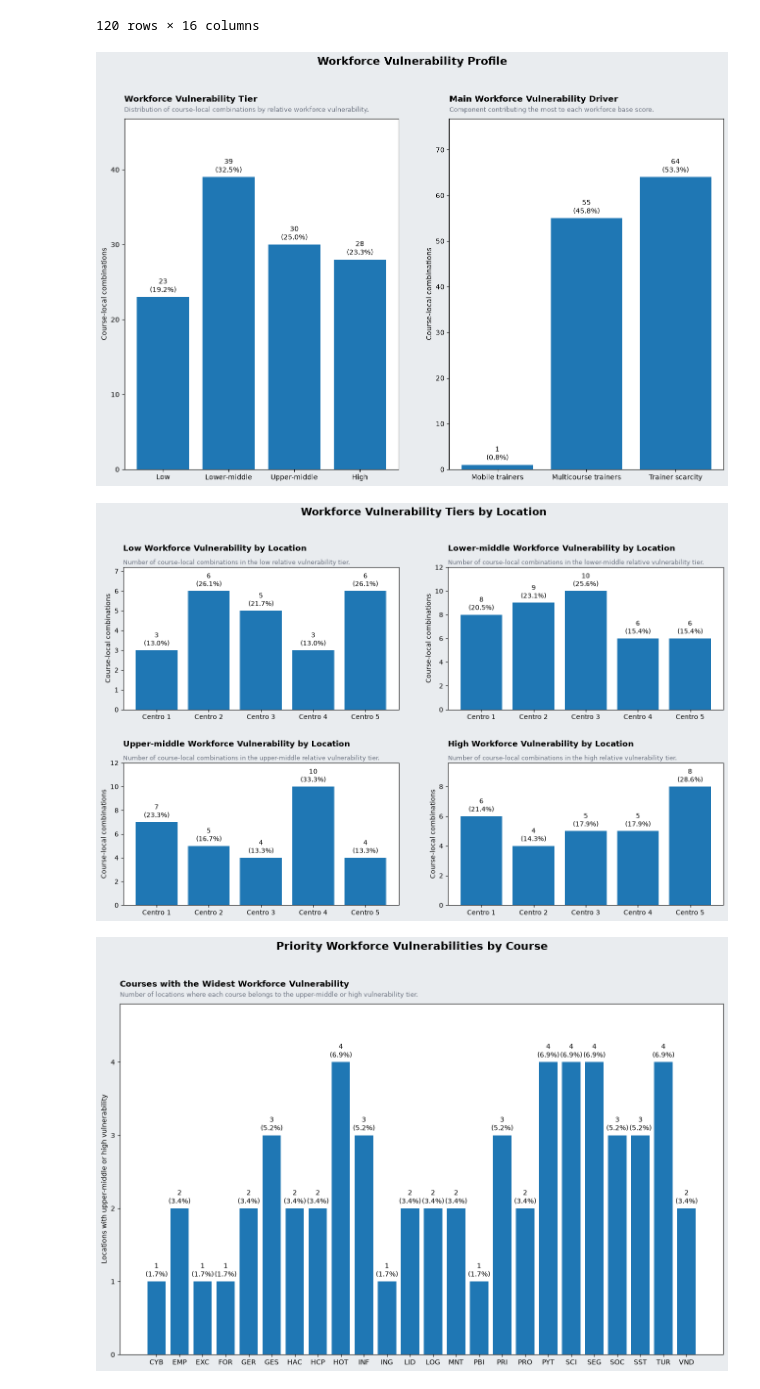
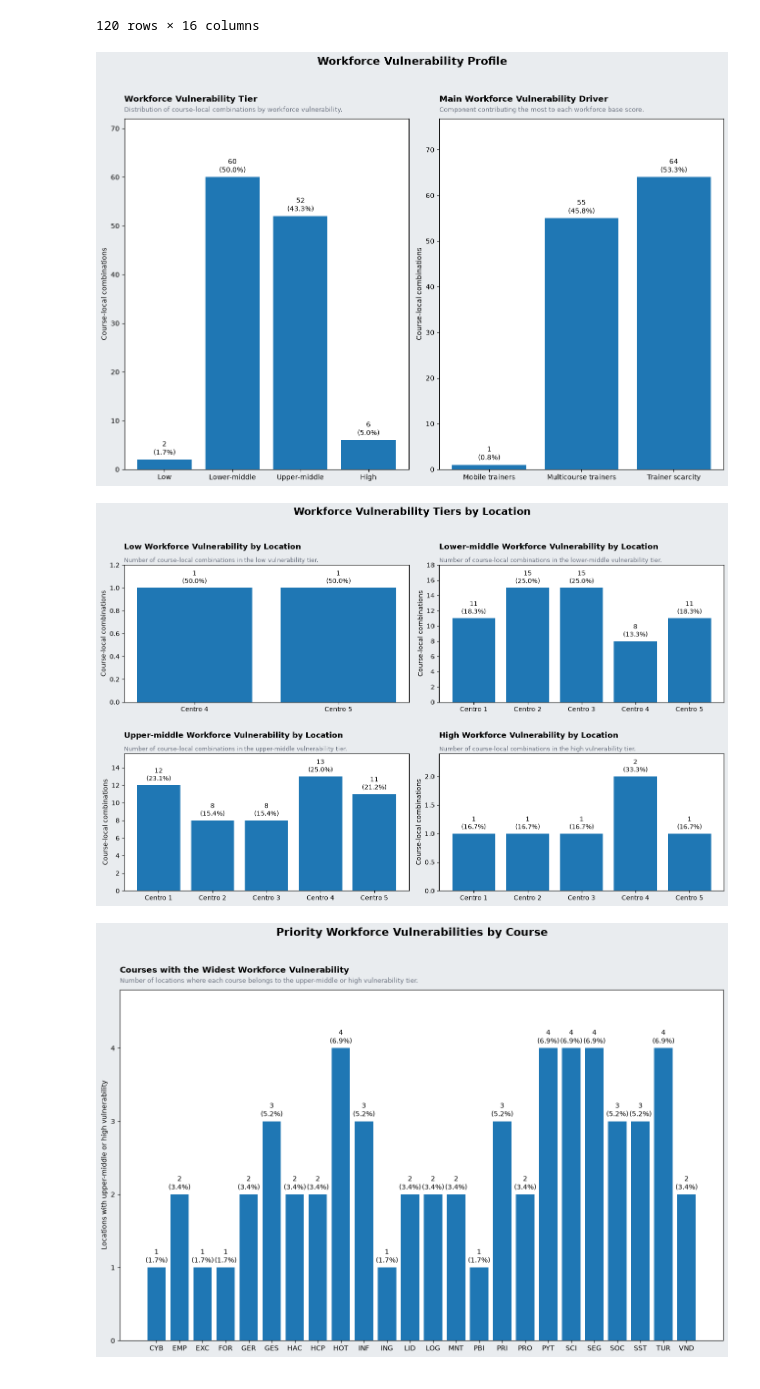
Before and after one commit to nathansperinde/Hiring-Needs-Analysis, a Jupyter notebook: notebooks/02_workforce_analysis.ipynb, the cells around one changed output. Cells and saved outputs as stored; diff of their text form; code cells hidden in the pictures.

Commit message:
Update scores

```diff
--- a/notebooks/02_workforce_analysis.ipynb
+++ b/notebooks/02_workforce_analysis.ipynb
@@ -786,7 +786,7 @@ workforce_features_df = (
     .assign(
         workforce_vulnerability_tier=lambda df:
             pd.cut(
-                df["workforce_score_percentile"],
+                df["workforce_base_score"],
                 bins=[0, 25, 50, 75, 100],
                 labels=[
                     "Low",
@@ -852,7 +852,7 @@ workforce_features_df
 scores_charts = {
     "workforce_vulnerability_tier": (
         "Workforce Vulnerability Tier",
-        "Distribution of course-local combinations by relative workforce vulnerability."
+        "Distribution of course-local combinations by workforce vulnerability."
     ),
 
     "workforce_main_risk_driver": (
@@ -870,7 +870,7 @@ plot_workforce_profiles(
     ncols=2
 )
 # %% [output]
-[figure, old version]
+[figure, new version]
 # %%
 vulnerability_tiers = [
     "Low",
@@ -885,35 +885,35 @@ workforce_location_tier_df = pd.concat(
             workforce_features_df
             .loc[
                 workforce_features_df["workforce_vulnerability_tier"]
                 .eq(tier),
                 "local"
             ]
             .reset_index(drop=True)
         )
         for tier in vulnerability_tiers
     },
     axis=1
 )
 
 local_tier_charts = {
     f"{tier.lower()}_local": (
         f"{tier} Workforce Vulnerability by Location",
-        f"Number of course-local combinations in the {tier.lower()} relative vulnerability tier."
+        f"Number of course-local combinations in the {tier.lower()} vulnerability tier."
     )
     for tier in vulnerability_tiers
 }
 
 plot_workforce_profiles(
     df=workforce_location_tier_df,
     charts=local_tier_charts,
     subtitle="Workforce Vulnerability Tiers by Location",
     ylabel="Course-local combinations",
     nrows=2,
     ncols=2,
     figsize=(14,9)
 )
 # %% [output]
-[figure, old version]
+[figure, new version]
 # %%
 priority_courses_df = (
     workforce_features_df
```
Also changed, not shown: 2 other files.
